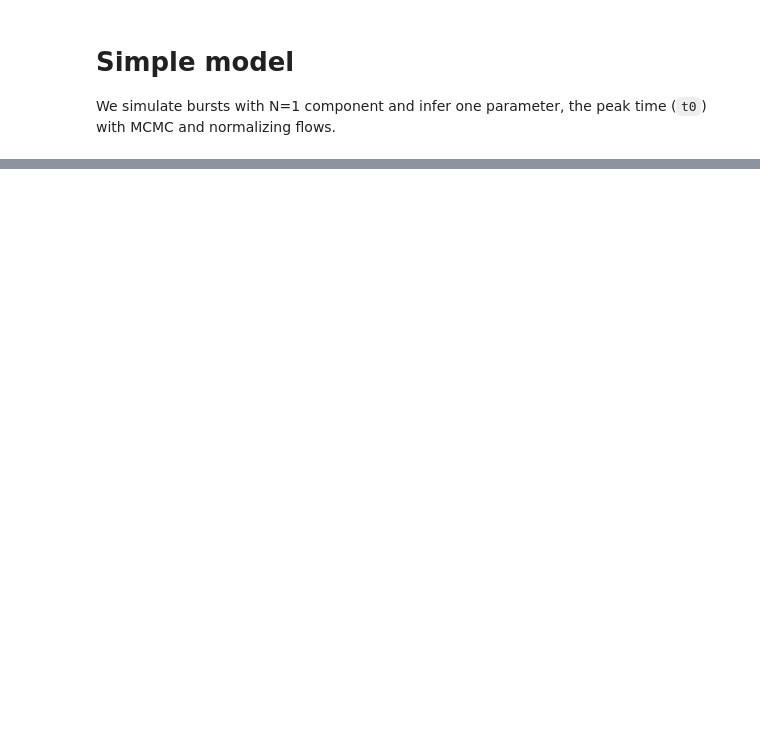
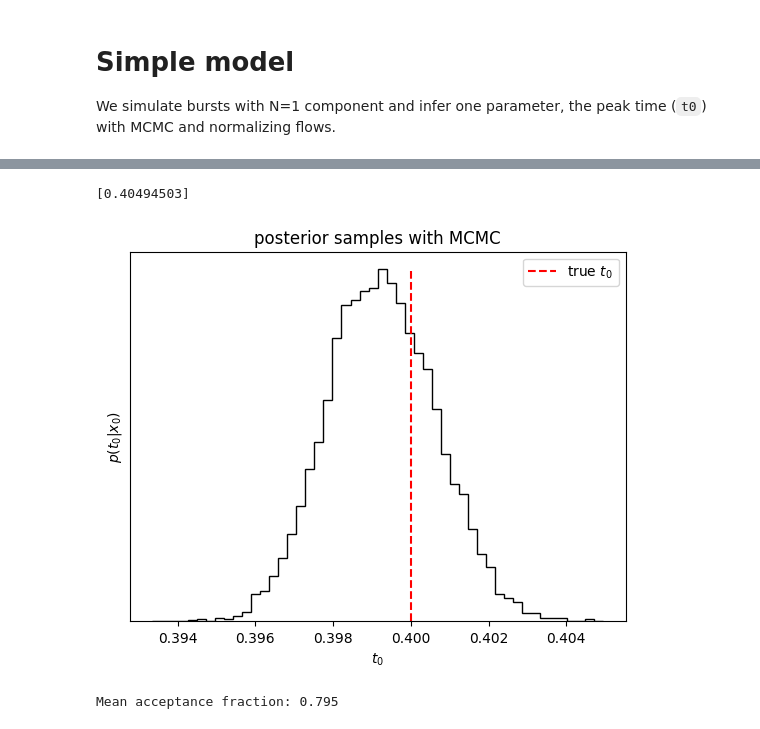
Before and after one commit to Ninavd/FRB-flow, a Jupyter notebook: notebooks/simple_model.ipynb, the cells around one changed output, grey strips where cells are left out. Saved outputs shown, nothing was run; the diff lists cells and outputs as text; code cells hidden in the pictures; blank space fills up the shorter version.

Commit message:
MCMC sampler added

```diff
--- a/notebooks/simple_model.ipynb
+++ b/notebooks/simple_model.ipynb
@@ -32,0 +77,22 @@ plot_simulated_burst(time, x_counts, x_model)
+# %%
+nwalkers = 20
+ndim = 1
+p0 = np.random.rand(nwalkers, ndim) # initial position of the walkers
+
+def log_prob(t0, *args):
+
+    # t0 is bounded by the uniform prior
+    if t0 < 0 or t0 > 1:
+        return -np.inf
+
+    # otherwise its equal to the likelihood
+    return log_likelihood(t0, *args)
+
+# https://emcee.readthedocs.io/en/stable/tutorials/quickstart/
+sampler = emcee.EnsembleSampler(nwalkers, ndim, log_prob, args=[x_counts])
+# %%
+# burn-in of 100 steps
+state = sampler.run_mcmc(p0, 100)
+sampler.reset()
+# %%
+sampler.run_mcmc(state, 1000)
@@ -32,0 +117,22 @@ plot_simulated_burst(time, x_counts, x_model)
+# %%
+samples = sampler.get_chain(flat=True)
+print(max(samples))
+plt.title("posterior samples with MCMC")
+frequencies, _, _ = plt.hist(samples[:, 0], 50, color="k", histtype="step")
+plt.xlabel("$t_0$")
+plt.ylabel("$p(t_0 | x_0)$")
+plt.gca().set_yticks([])
+plt.vlines([true_t0],  ymin=0, ymax=max(frequencies), linestyles="dashed", color ='red', label='true $t_0$')
+plt.legend()
+plt.show()
+# %% [output]
+[0.40494503]
+[figure, added]
+# %%
+print(
+    "Mean acceptance fraction: {0:.3f}".format(
+        np.mean(sampler.acceptance_fraction)
+    )
+)
+# %% [output]
+Mean acceptance fraction: 0.795
```
Also changed, not shown: parts of 7 cells of this notebook.
